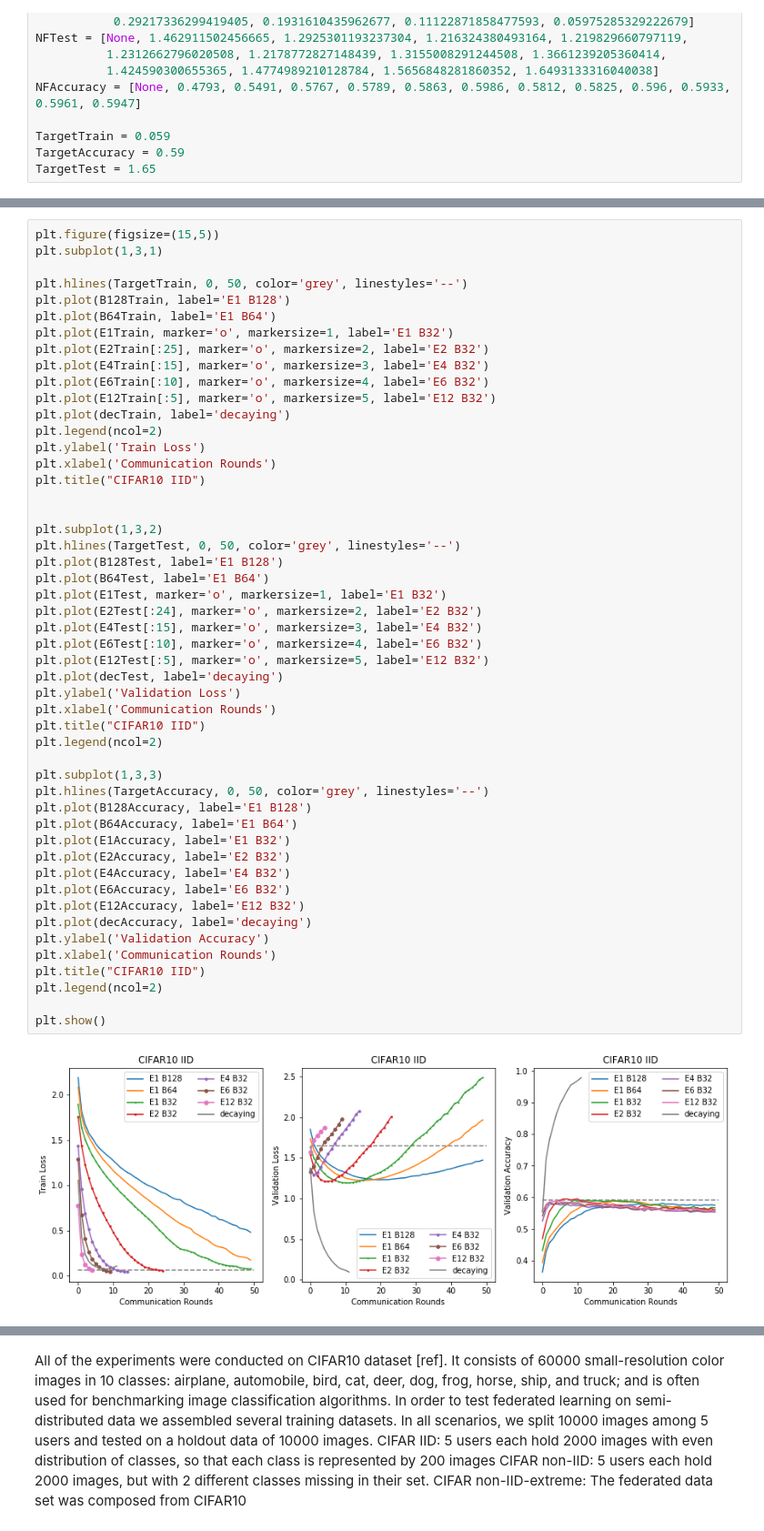
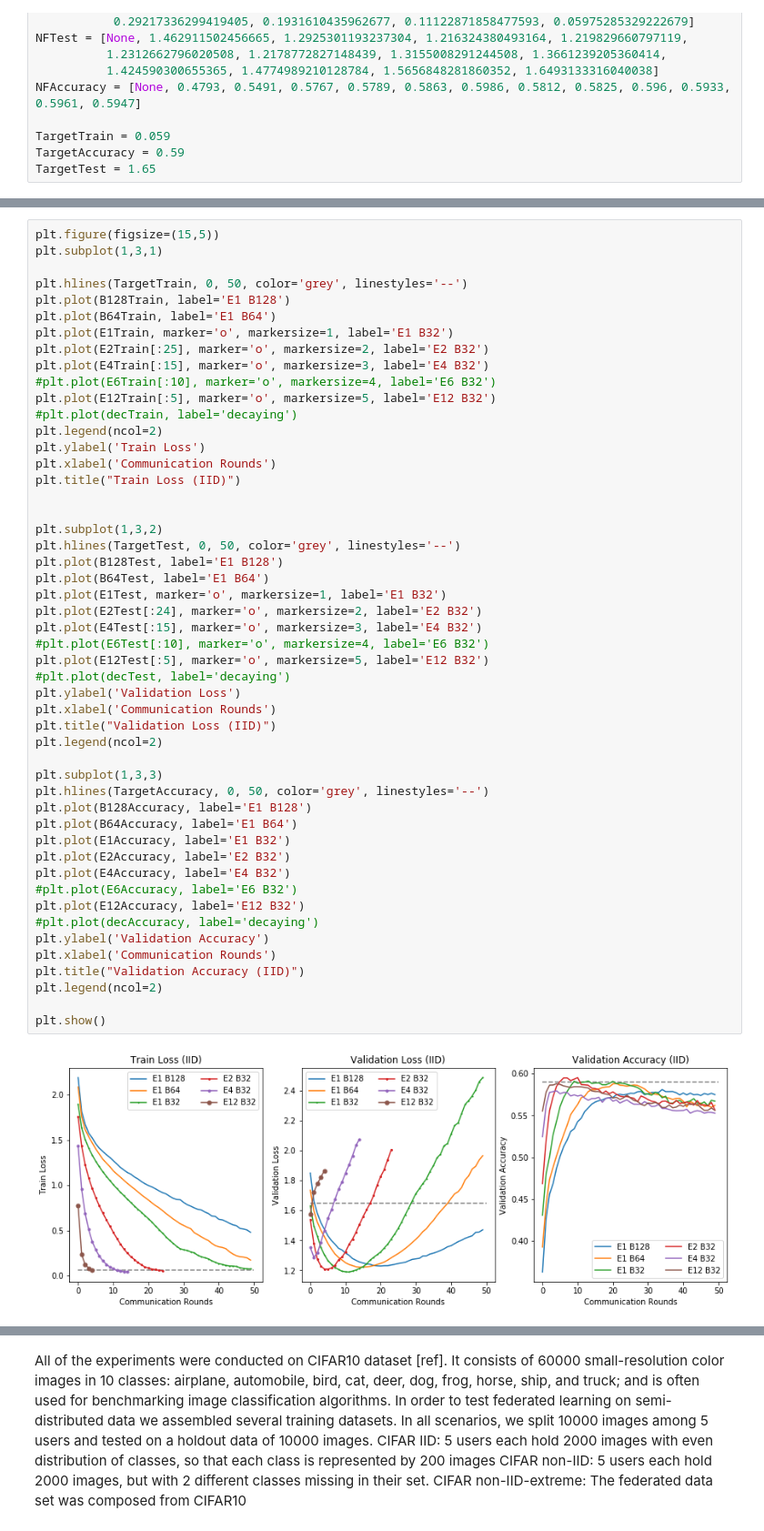
Before and after one commit to abogdanova/FedMed, a Jupyter notebook: Experiments.ipynb, the cells around one changed output, grey strips where cells are left out. Shown at 91% size. Saved outputs shown, nothing was run; the diff lists cells and outputs as text.

```diff
--- a/Experiments.ipynb
+++ b/Experiments.ipynb
@@ -34,48 +34,48 @@ plt.plot(B64Train, label='E1 B64')
 plt.plot(E1Train, marker='o', markersize=1, label='E1 B32')
 plt.plot(E2Train[:25], marker='o', markersize=2, label='E2 B32')
 plt.plot(E4Train[:15], marker='o', markersize=3, label='E4 B32')
-plt.plot(E6Train[:10], marker='o', markersize=4, label='E6 B32')
+#plt.plot(E6Train[:10], marker='o', markersize=4, label='E6 B32')
 plt.plot(E12Train[:5], marker='o', markersize=5, label='E12 B32')
-plt.plot(decTrain, label='decaying')
+#plt.plot(decTrain, label='decaying')
 plt.legend(ncol=2)
 plt.ylabel('Train Loss')
 plt.xlabel('Communication Rounds')
-plt.title("CIFAR10 IID")
+plt.title("Train Loss (IID)")
 
 
 plt.subplot(1,3,2)
 plt.hlines(TargetTest, 0, 50, color='grey', linestyles='--')
 plt.plot(B128Test, label='E1 B128')
 plt.plot(B64Test, label='E1 B64')
 plt.plot(E1Test, marker='o', markersize=1, label='E1 B32')
 plt.plot(E2Test[:24], marker='o', markersize=2, label='E2 B32')
 plt.plot(E4Test[:15], marker='o', markersize=3, label='E4 B32')
-plt.plot(E6Test[:10], marker='o', markersize=4, label='E6 B32')
+#plt.plot(E6Test[:10], marker='o', markersize=4, label='E6 B32')
 plt.plot(E12Test[:5], marker='o', markersize=5, label='E12 B32')
-plt.plot(decTest, label='decaying')
+#plt.plot(decTest, label='decaying')
 plt.ylabel('Validation Loss')
 plt.xlabel('Communication Rounds')
-plt.title("CIFAR10 IID")
+plt.title("Validation Loss (IID)")
 plt.legend(ncol=2)
 
 plt.subplot(1,3,3)
 plt.hlines(TargetAccuracy, 0, 50, color='grey', linestyles='--')
 plt.plot(B128Accuracy, label='E1 B128')
 plt.plot(B64Accuracy, label='E1 B64')
 plt.plot(E1Accuracy, label='E1 B32')
 plt.plot(E2Accuracy, label='E2 B32')
 plt.plot(E4Accuracy, label='E4 B32')
-plt.plot(E6Accuracy, label='E6 B32')
+#plt.plot(E6Accuracy, label='E6 B32')
 plt.plot(E12Accuracy, label='E12 B32')
-plt.plot(decAccuracy, label='decaying')
+#plt.plot(decAccuracy, label='decaying')
 plt.ylabel('Validation Accuracy')
 plt.xlabel('Communication Rounds')
-plt.title("CIFAR10 IID")
+plt.title("Validation Accuracy (IID)")
 plt.legend(ncol=2)
 
 plt.show()
 # %% [output]
-[figure, old version]
+[figure, new version]
 # %%
 plt.figure(figsize=(15,5))
 
```
Also changed, not shown: parts of 8 cells of this notebook, 54 other files.
